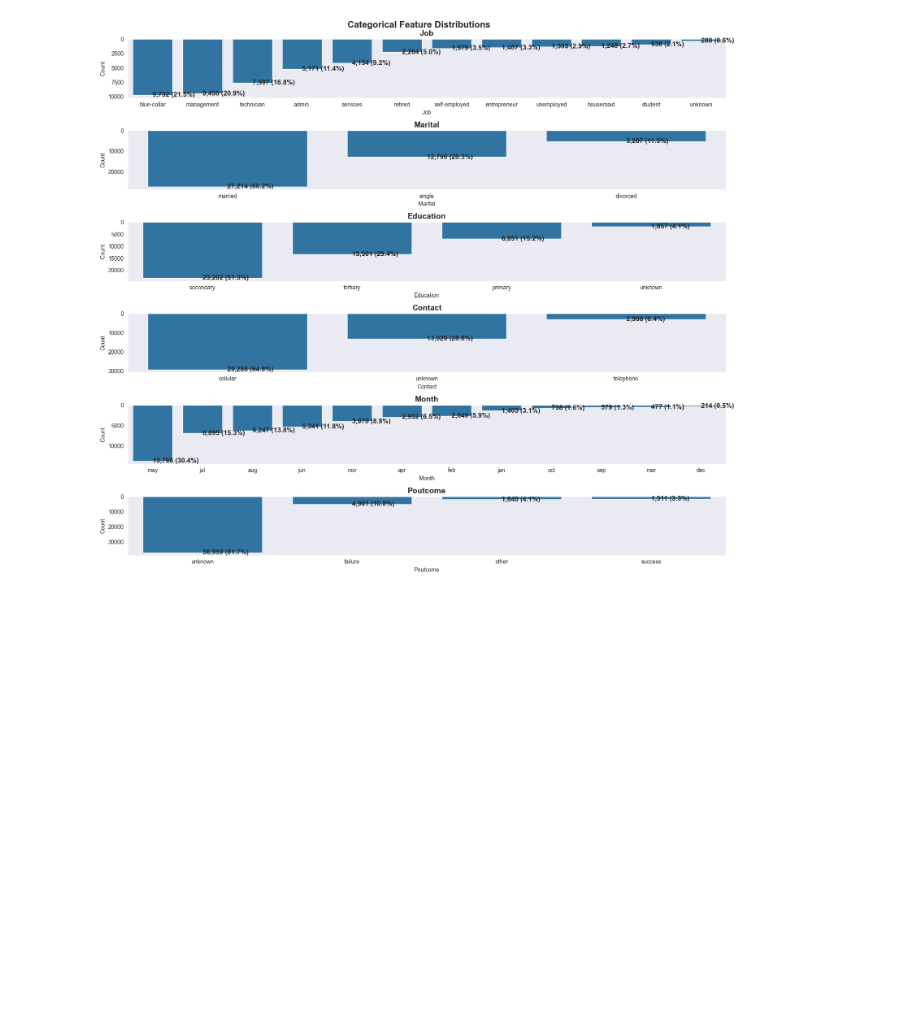
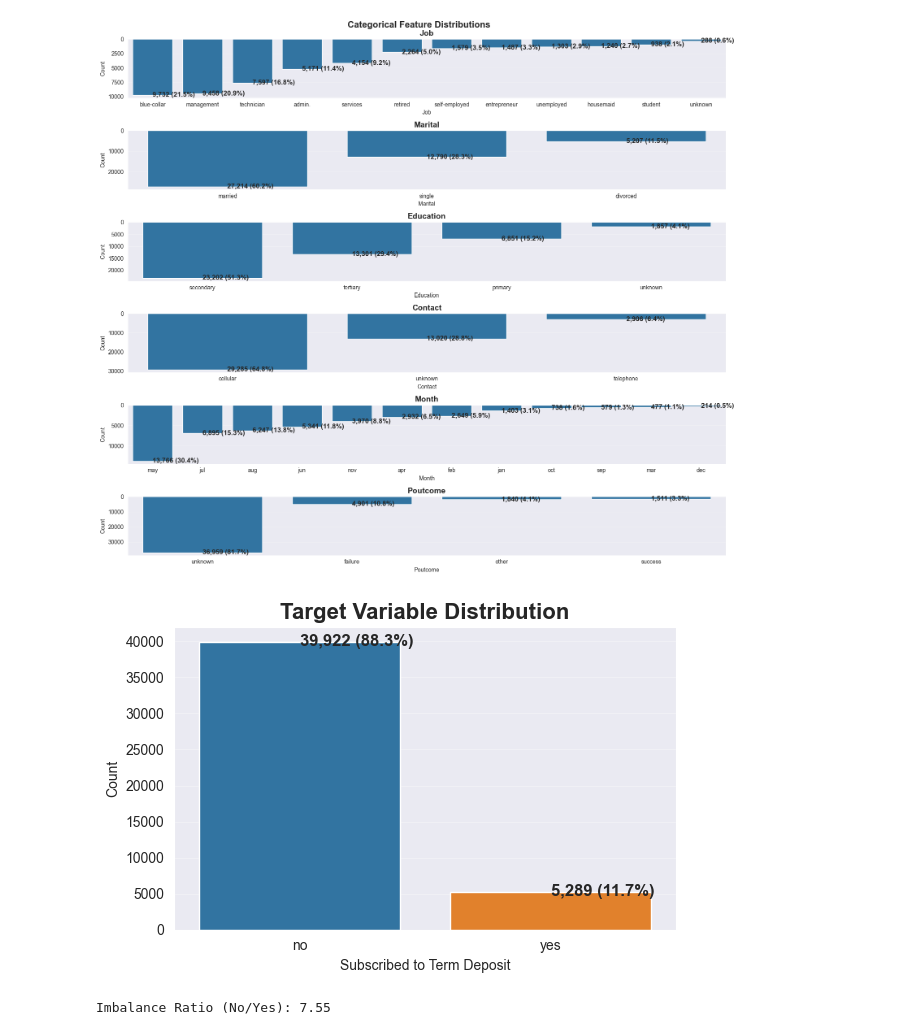
Before and after one commit to nangsontay/P4AIDS-EDA-Tabular, a Jupyter notebook: tabular_data.ipynb, the cells around one changed output. Saved outputs shown, nothing was run; the diff lists cells and outputs as text; code cells hidden in the pictures; blank space fills up the shorter version.

```diff
--- a/tabular_data.ipynb
+++ b/tabular_data.ipynb
@@ -216,3 +216,23 @@ other       1840
 success     1511
 Name: count, dtype: int64
 [figure]
+# %%
+#Target value distribution
+target_counts = df['y'].value_counts()
+plt.figure(figsize=(6, 4))
+sns.countplot(data=df, x= 'y', hue= df['y'])
+plt.title('Target Variable Distribution', fontsize=16, fontweight='bold')
+plt.xlabel('Subscribed to Term Deposit')
+plt.ylabel('Count')
+plt.grid(axis='y', alpha=0.3)
+total = target_counts.sum()
+for x,y in enumerate(target_counts.values):
+    plt.text(x, y+0.05, f'{y:,} ({y/total*100:.1f}%)', va='center', fontsize=12, fontweight='bold')
+plt.tight_layout()
+plt.show()
+#print imbalance ratio
+imbalance_ratio = target_counts.max() / target_counts.min()
+print(f'Imbalance Ratio (No/Yes): {imbalance_ratio:.2f}')
+# %% [output]
+[figure, added]
+Imbalance Ratio (No/Yes): 7.55
```
Also changed, not shown: 2 other files.
